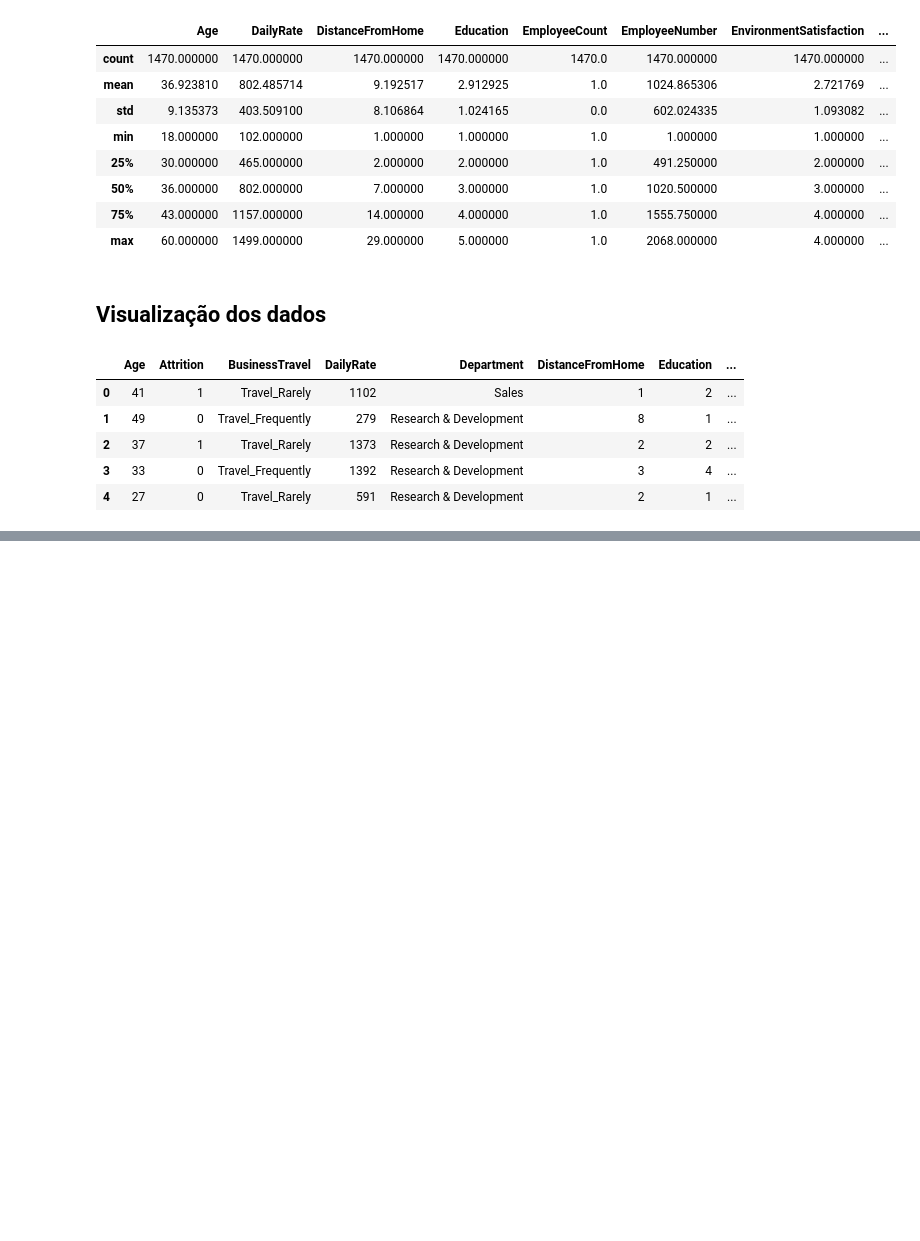
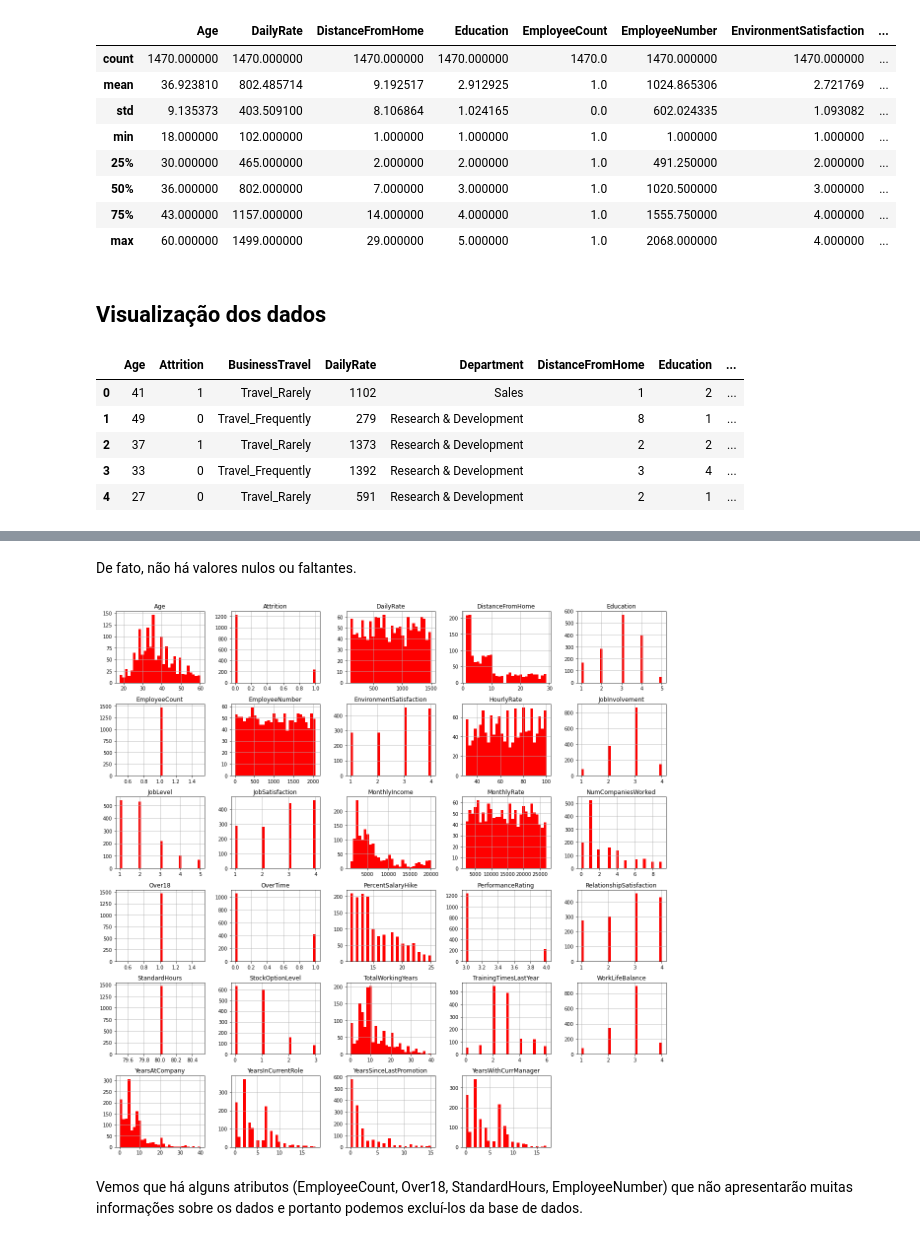
Before and after one commit to Mario-RJunior/Recursos_humanos_ML, a Jupyter notebook: Recursos_Humanos.ipynb, the cells around one changed output, grey strips where cells are left out. Saved outputs shown, nothing was run; the diff lists cells and outputs as text; code cells hidden in the pictures; blank space fills up the shorter version.

```diff
--- a/Recursos_Humanos.ipynb
+++ b/Recursos_Humanos.ipynb
@@ -95,0 +102,9 @@ employee_df.head()
+# %% [markdown]
+De fato, não há valores nulos ou faltantes.
+# %%
+# Plotando um histograma
+employee_df.hist(bins=30, figsize=(20,20), color='r');
+# %% [output]
+[figure, added]
+# %% [markdown]
+Vemos que há alguns atributos (EmployeeCount, Over18, StandardHours, EmployeeNumber) que não apresentarão muitas informações sobre os dados e portanto podemos excluí-los da base de dados.
```
Also changed, not shown: parts of 1 cell of this notebook.
